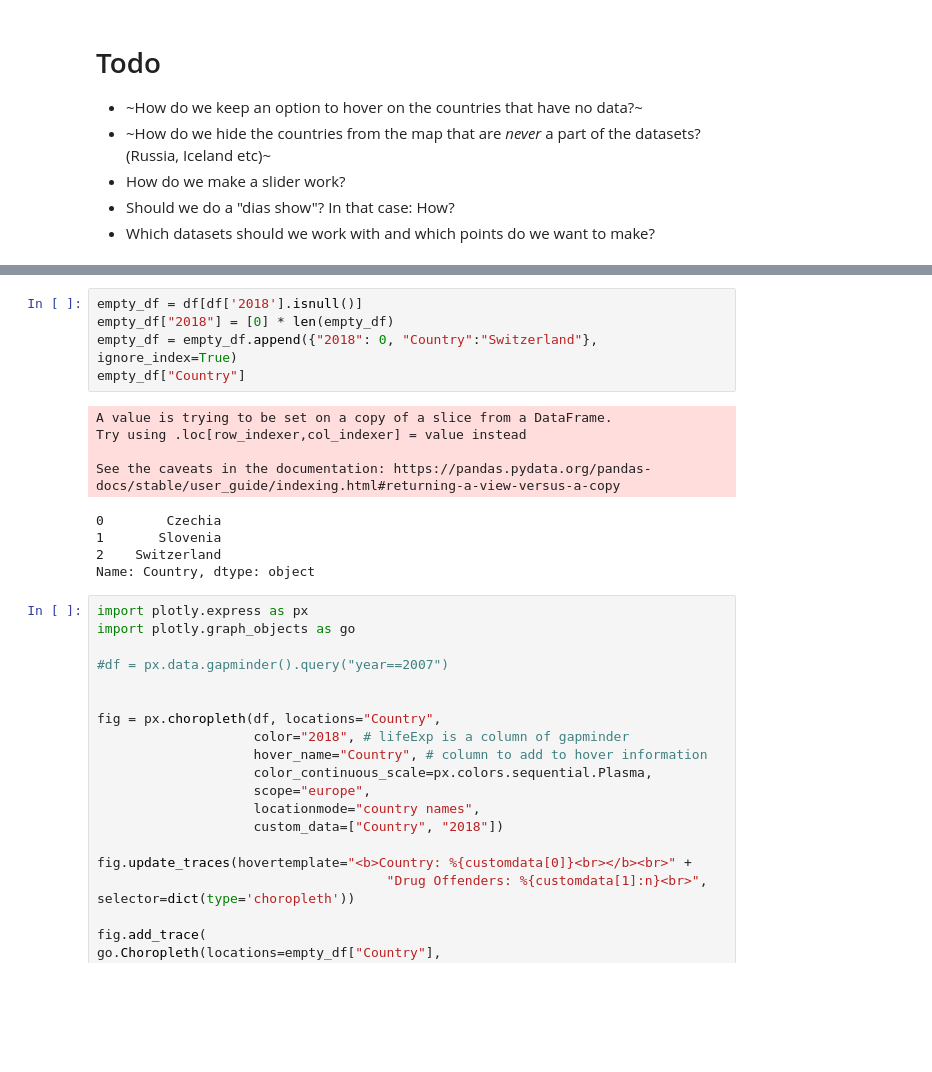
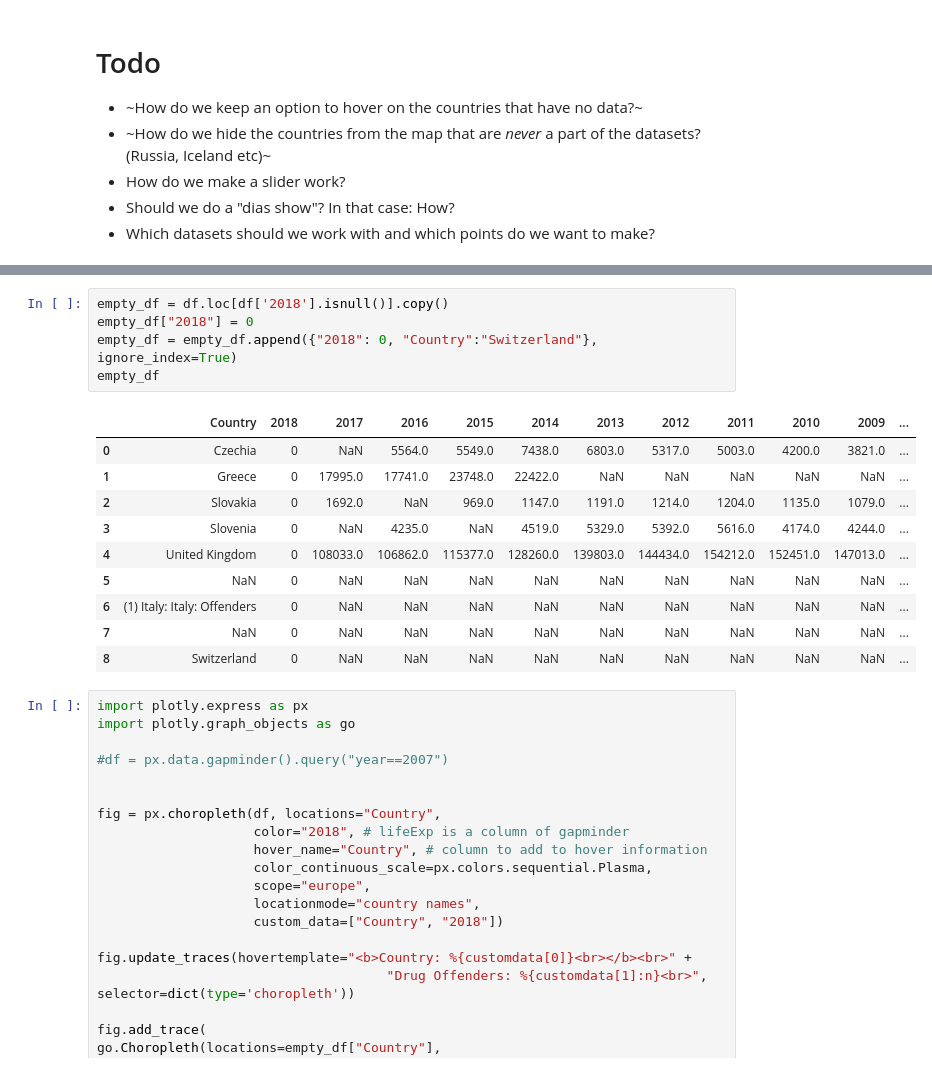
Before and after one commit to s171243/SocialDataAnalyis, a Jupyter notebook: final_project.ipynb, the cells around one changed output, grey strips where cells are left out. Saved outputs shown, nothing was run; the diff lists cells and outputs as text; blank space fills up the shorter version.

```diff
--- a/final_project.ipynb
+++ b/final_project.ipynb
@@ -18,17 +18,19 @@ df.head(3)
 # %%
-empty_df = df[df['2018'].isnull()]
-empty_df["2018"] = [0] * len(empty_df)
+empty_df = df.loc[df['2018'].isnull()].copy()
+empty_df["2018"] = 0
 empty_df = empty_df.append({"2018": 0, "Country":"Switzerland"}, ignore_index=True)
-empty_df["Country"]
+empty_df
 # %% [output]
-A value is trying to be set on a copy of a slice from a DataFrame.
-Try using .loc[row_indexer,col_indexer] = value instead
-
-See the caveats in the documentation: https://pandas.pydata.org/pandas-docs/stable/user_guide/indexing.html#returning-a-view-versus-a-copy
-0        Czechia
-1       Slovenia
-2    Switzerland
-Name: Country, dtype: object
+|  | Country | 2018 | 2017 | 2016 | 2015 | 2014 | 2013 | 2012 | 2011 | 2010 | 2009 | ... |
+| 0 | Czechia | 0 | NaN | 5564.0 | 5549.0 | 7438.0 | 6803.0 | 5317.0 | 5003.0 | 4200.0 | 3821.0 | ... |
+| 1 | Greece | 0 | 17995.0 | 17741.0 | 23748.0 | 22422.0 | NaN | NaN | NaN | NaN | NaN | ... |
+| 2 | Slovakia | 0 | 1692.0 | NaN | 969.0 | 1147.0 | 1191.0 | 1214.0 | 1204.0 | 1135.0 | 1079.0 | ... |
+| 3 | Slovenia | 0 | NaN | 4235.0 | NaN | 4519.0 | 5329.0 | 5392.0 | 5616.0 | 4174.0 | 4244.0 | ... |
+| 4 | United Kingdom | 0 | 108033.0 | 106862.0 | 115377.0 | 128260.0 | 139803.0 | 144434.0 | 154212.0 | 152451.0 | 147013.0 | ... |
+| 5 | NaN | 0 | NaN | NaN | NaN | NaN | NaN | NaN | NaN | NaN | NaN | ... |
+| 6 | (1) Italy: Italy: Offenders | 0 | NaN | NaN | NaN | NaN | NaN | NaN | NaN | NaN | NaN | ... |
+| 7 | NaN | 0 | NaN | NaN | NaN | NaN | NaN | NaN | NaN | NaN | NaN | ... |
+| 8 | Switzerland | 0 | NaN | NaN | NaN | NaN | NaN | NaN | NaN | NaN | NaN | ... |
 # %%
 import plotly.express as px
 import plotly.graph_objects as go
```
Also changed, not shown: parts of 3 cells of this notebook.
